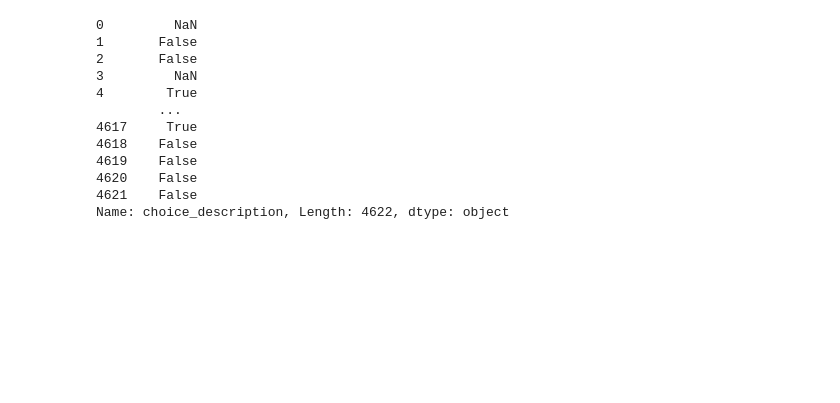
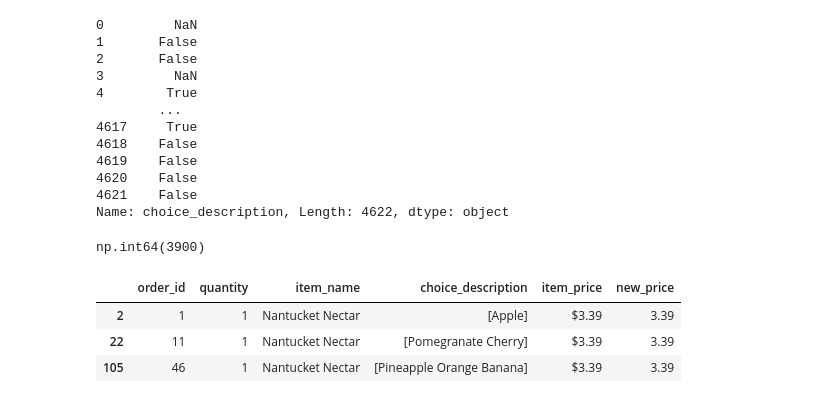
Before and after one commit to HyunJunSon/NIPA-ORACLE, a Jupyter notebook: pandas_tutorial.ipynb, the cells around one changed output. Cells and saved outputs as stored; diff of their text form; code cells hidden in the pictures; blank space fills up the shorter version.

```diff
--- a/pandas_tutorial.ipynb
+++ b/pandas_tutorial.ipynb
@@ -491,3 +491,18 @@ dc.choice_description.str.contains("Black")
 4620    False
 4621    False
 Name: choice_description, Length: 4622, dtype: object
+# %%
+#40. df 데이터 중 choice_description 값에 Vegetables 들어가지 않은 경우의 개수 출력
+
+(~dc.choice_description.str.contains("Vegetables", na = False)).sum()
+# %% [output]
+np.int64(3900)
+# %%
+#41. df 중 item_name이 N으로 시작하는 데이터 모두 추출
+
+dc[dc.item_name.str.startswith("N")].head(3)
+# %% [output]
+|  | order_id | quantity | item_name | choice_description | item_price | new_price |
+| 2 | 1 | 1 | Nantucket Nectar | [Apple] | $3.39 | 3.39 |
+| 22 | 11 | 1 | Nantucket Nectar | [Pomegranate Cherry] | $3.39 | 3.39 |
+| 105 | 46 | 1 | Nantucket Nectar | [Pineapple Orange Banana] | $3.39 | 3.39 |
```
Also changed, not shown: parts of 6 cells of this notebook, 3 other files.
